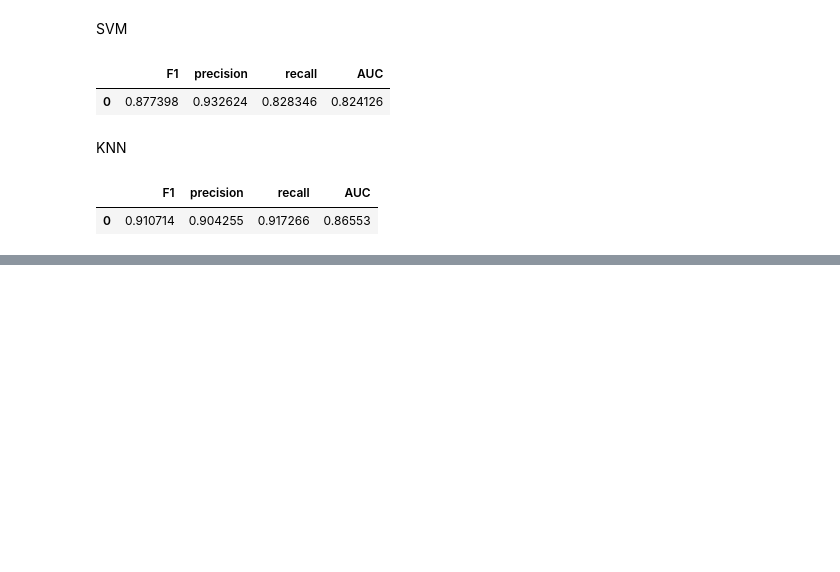
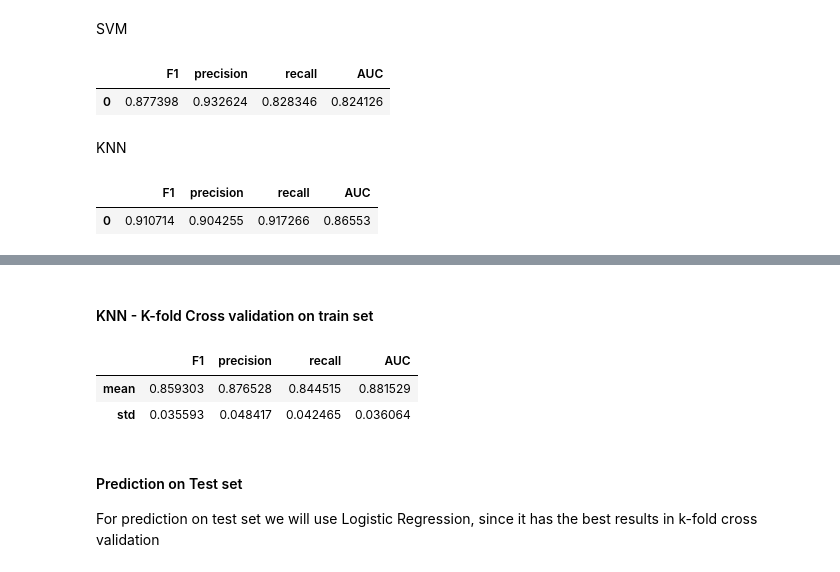
Before and after one commit to jkuhta/is-seminarska2, a Jupyter notebook: seminarska2.ipynb, the cells around one changed output, grey strips where cells are left out. Drawn from its saved outputs; the diff is of its cells as text; code cells hidden in the pictures; blank space fills up the shorter version.

```diff
--- a/seminarska2.ipynb
+++ b/seminarska2.ipynb
@@ -606,0 +664,12 @@ display(scores)
+# %% [markdown]
+#### KNN - K-fold Cross validation on train set
+# %%
+modelKNN = KNeighborsClassifier(n_neighbors=5)
+k_fold_corss_validation(modelKNN)
+# %% [output]
+|  | F1 | precision | recall | AUC |
+| mean | 0.859303 | 0.876528 | 0.844515 | 0.881529 |
+| std | 0.035593 | 0.048417 | 0.042465 | 0.036064 |
+# %% [markdown]
+#### Prediction on Test set
+For prediction on test set we will use Logistic Regression, since it has the best results in k-fold cross validation
```
Also changed, not shown: parts of 15 cells of this notebook.
